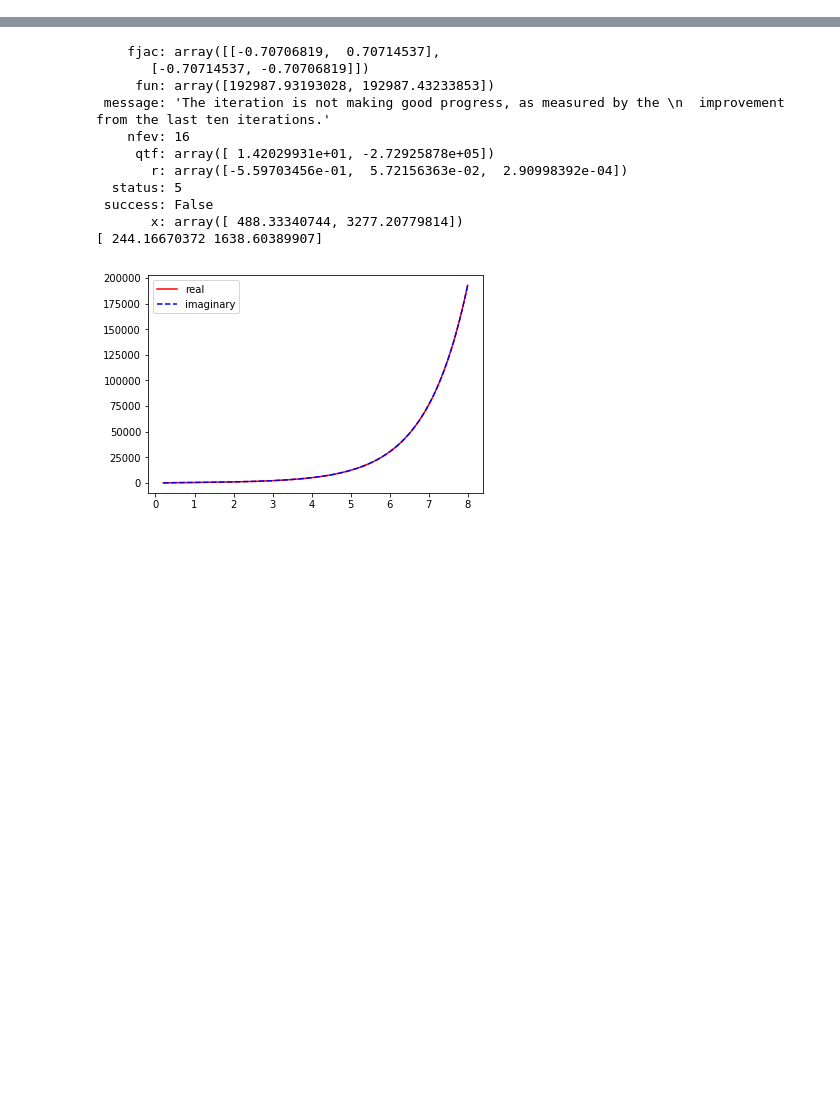
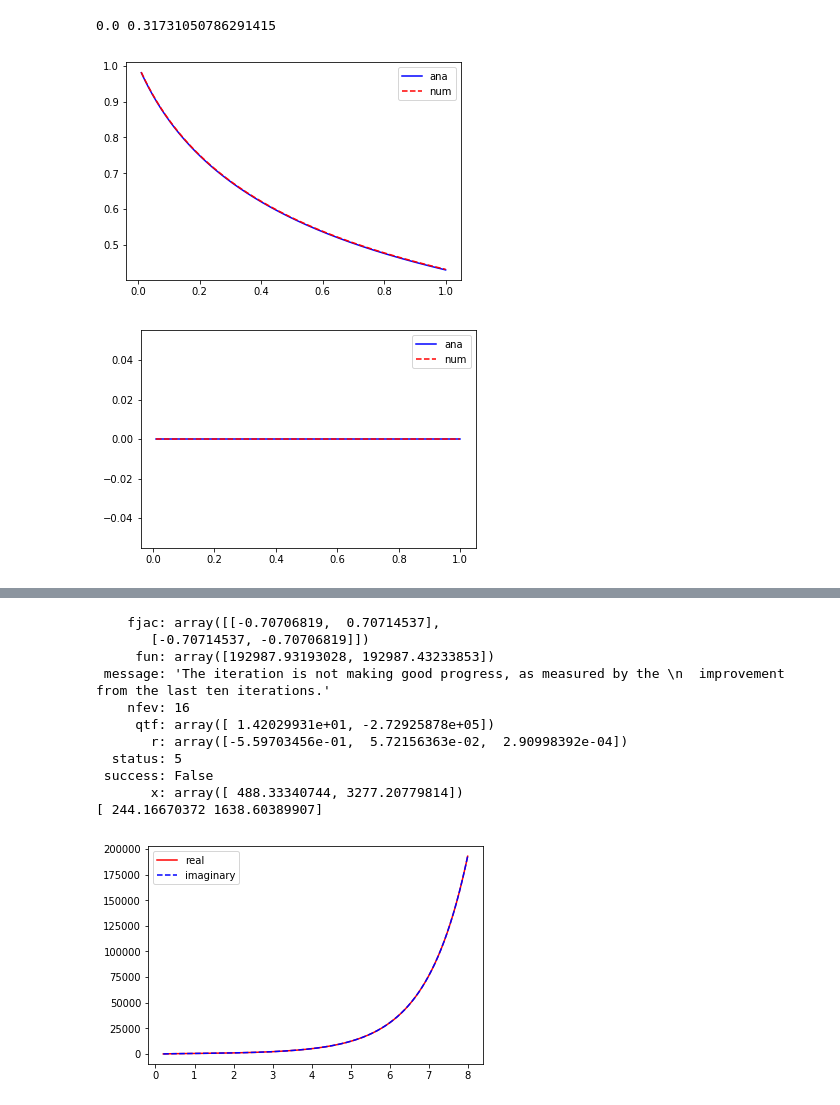
Before and after one commit to PatrickStbr/ZPinchDioctron, a Jupyter notebook: real_shooting.ipynb, the cells around one changed output, grey strips where cells are left out. Saved outputs shown, nothing was run; the diff lists cells and outputs as text; code cells hidden in the pictures; blank space fills up the shorter version.

```diff
--- a/real_shooting.ipynb
+++ b/real_shooting.ipynb
@@ -12,0 +114,22 @@ dr = (np.max(r)-np.min(r))/(len(r)-1)
+# %%
+a = np.linspace(0.01, 1, 500)
+inf_r, inf_i = InF(5, 100, a)
+# %%
+Erfc = erfc(1/np.sqrt(2*(a)))
+print(np.max(np.imag(Erfc)),np.max(np.real(Erfc)))
+a_r = np.real(a)
+a_i = np.imag(a)
+ana = np.pi*np.exp(1/a)*Erfc**2/(2*a)
+plt.plot(np.real(a), np.real(ana), 'b', label="ana")
+plt.plot(np.real(a), inf_r/np.sqrt(2*np.pi), 'r', label="num", linestyle="dashed")
+plt.legend()
+plt.show()
+
+plt.plot(np.real(a), np.imag(ana), 'b', label="ana")
+plt.plot(np.real(a), inf_i/np.sqrt(2*np.pi), 'r', label="num", linestyle="dashed")
+plt.legend()
+plt.show()
+# %% [output]
+0.0 0.31731050786291415
+[figure, added]
+[figure, added]
```
Also changed, not shown: parts of 13 cells of this notebook.
